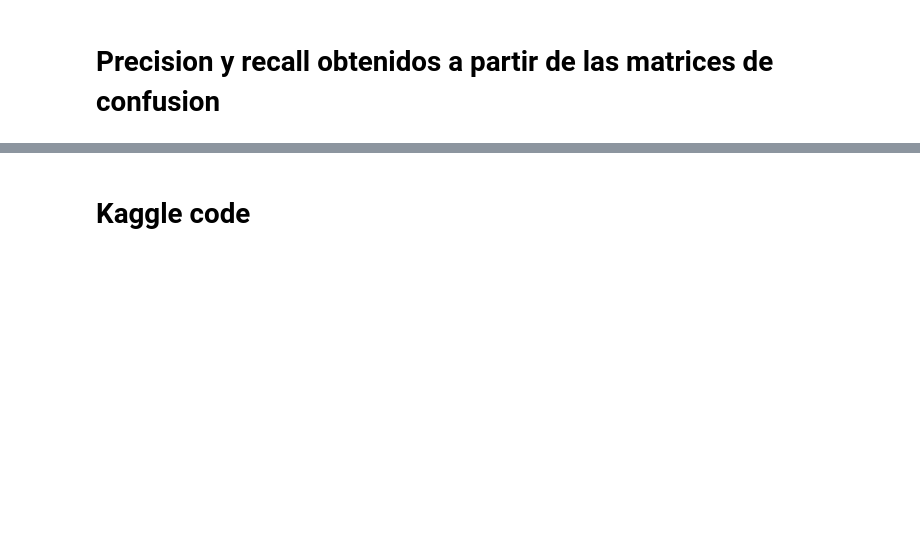
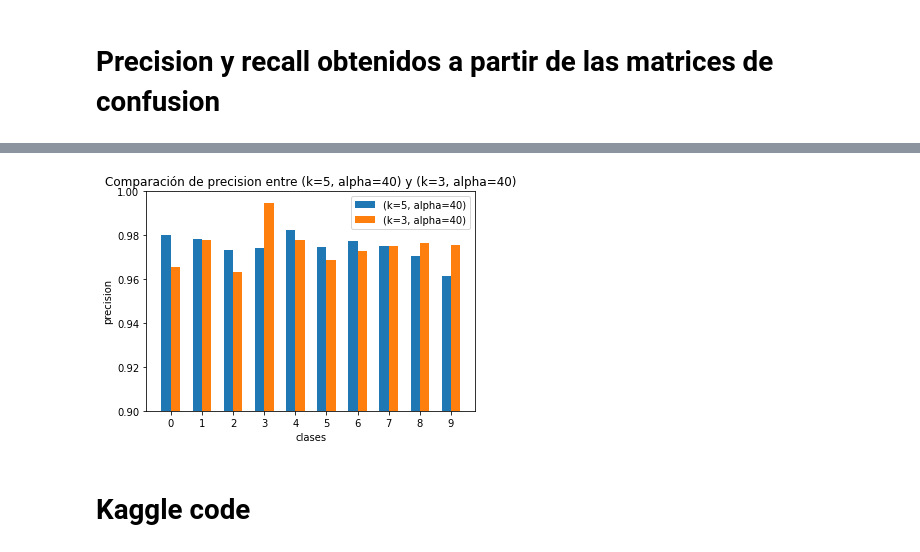
Before and after one commit to ddrenteria/MNtp2, a Jupyter notebook: metnum-tp2-1C2021/tp2-alu/tp2/notebooks/main.ipynb, the cells around one changed output, grey strips where cells are left out. Saved outputs shown, nothing was run; the diff lists cells and outputs as text; code cells hidden in the pictures; blank space fills up the shorter version.

```diff
--- a/metnum-tp2-1C2021/tp2-alu/tp2/notebooks/main.ipynb
+++ b/metnum-tp2-1C2021/tp2-alu/tp2/notebooks/main.ipynb
@@ -1940,3 +1938,34 @@ NameError: name 'rcParams' is not defined
+# %%
+#Comparacion precision
+
+labels = [0,1,2,3,4,5,6,7,8,9]
+
+array540 = [0.980099502487562, 0.978260869565217, 0.973404255319149, 0.974358974358974, 0.982300884955752, 0.974842767295598,
+            0.97737556561086, 0.975247524752475, 0.970588235294118, 0.961538461538462]
+array340 = [0.965686274509804, 0.978070175438596, 0.963157894736842, 0.994764397905759, 0.978070175438596,
+             0.968944099378882, 0.972972972972973, 0.975124378109453, 0.976608187134503, 0.975490196078431]
+
+x = np.arange(len(labels))  # the label locations
+width = 0.3  # the width of the bars
+
+fig, ax = plt.subplots()
+rects1 = ax.bar(x - width/2, array540, width, label='(k=5, alpha=40)')
+rects3 = ax.bar(x + width/2, array340, width, label='(k=3, alpha=40)')
+
+# Add some text for labels, title and custom x-axis tick labels, etc.
+ax.set_ylabel('precision')
+ax.set_xlabel('clases')
+ax.set_title('Comparación de precision entre (k=5, alpha=40) y (k=3, alpha=40)')
+ax.set_xticks(x)
+ax.set_xticklabels(labels)
+ax.legend()
+plt.ylim([0.90,1])
+
+
+fig.tight_layout()
+plt.show()
+# %% [output]
+[figure, added]
 # %% [markdown]
 # Kaggle code
 # %%
```
Also changed, not shown: parts of 1 cell of this notebook, 28 other files.
